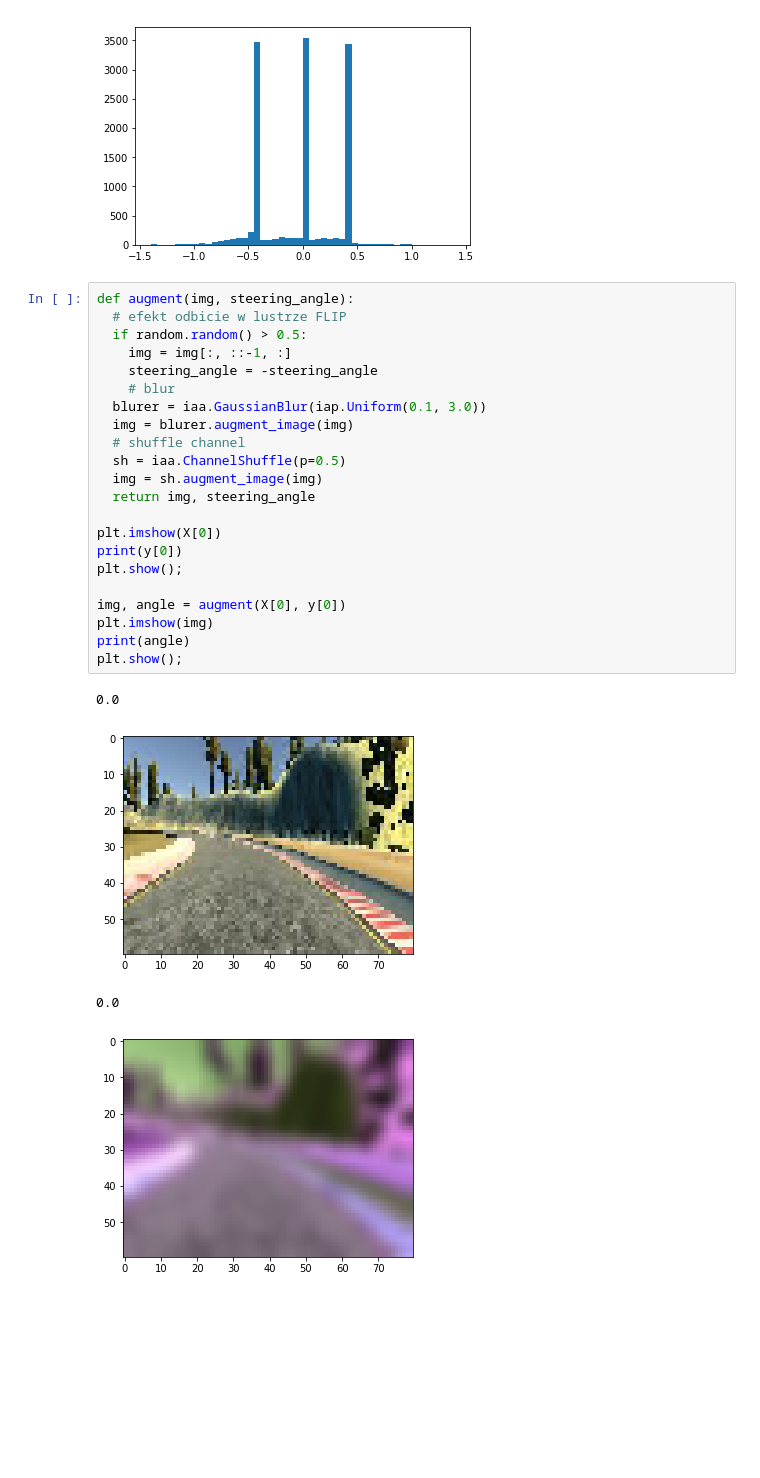
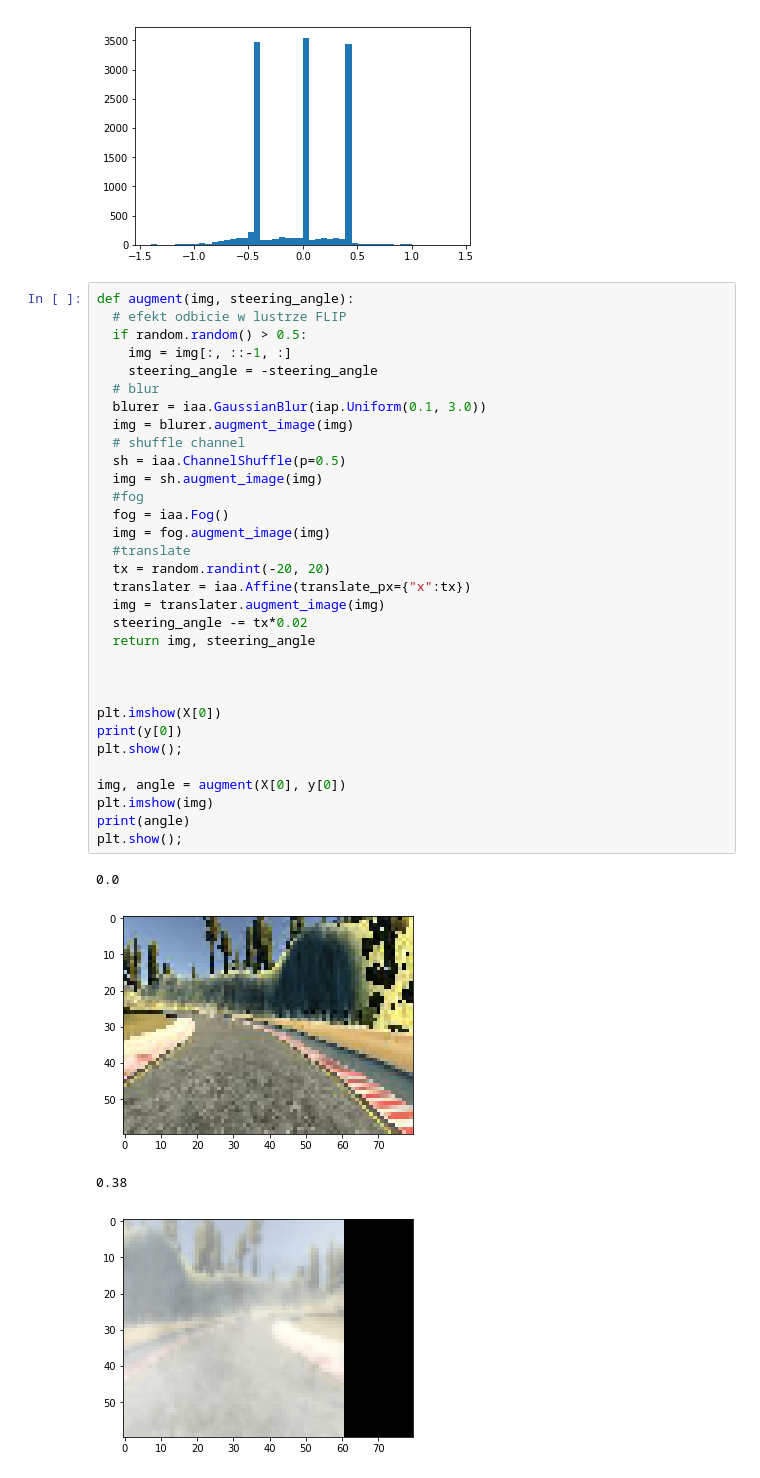
Before and after one commit to trallala9/ch3-d4, a Jupyter notebook: autonomous_car.ipynb, the cells around one changed output. Drawn from its saved outputs; the diff is of its cells as text; blank space fills up the shorter version.

```diff
--- a/autonomous_car.ipynb
+++ b/autonomous_car.ipynb
@@ -78,27 +78,37 @@ plt.hist(y, 50)
 # %%
 def augment(img, steering_angle):
   # efekt odbicie w lustrze FLIP
   if random.random() > 0.5:
     img = img[:, ::-1, :]
     steering_angle = -steering_angle
-    # blur
+  # blur
   blurer = iaa.GaussianBlur(iap.Uniform(0.1, 3.0))
   img = blurer.augment_image(img)
   # shuffle channel
   sh = iaa.ChannelShuffle(p=0.5)
   img = sh.augment_image(img)
+  #fog
+  fog = iaa.Fog()
+  img = fog.augment_image(img)
+  #translate
+  tx = random.randint(-20, 20)
+  translater = iaa.Affine(translate_px={"x":tx})
+  img = translater.augment_image(img)
+  steering_angle -= tx*0.02
   return img, steering_angle
+
+
 
 plt.imshow(X[0])
 print(y[0])
 plt.show();
 
 img, angle = augment(X[0], y[0])
 plt.imshow(img)
 print(angle)
 plt.show();
 # %% [output]
 0.0
 [figure]
-0.0
+0.38
-[figure, old version]
+[figure, new version]
```
